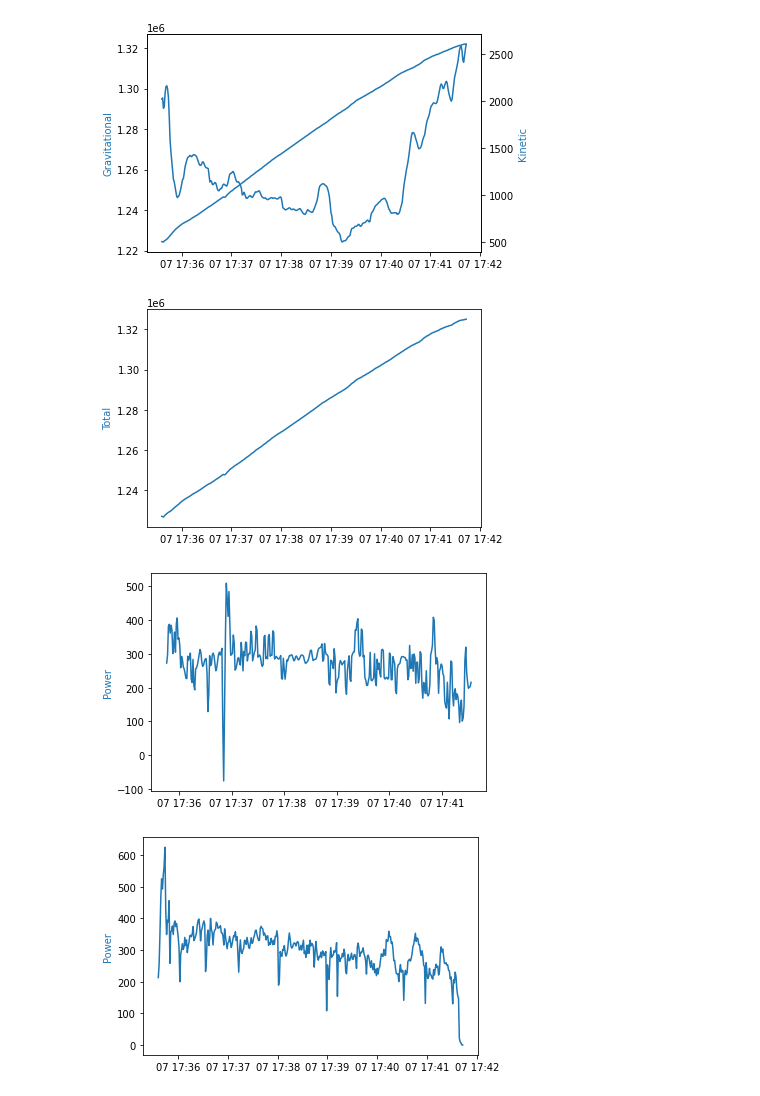
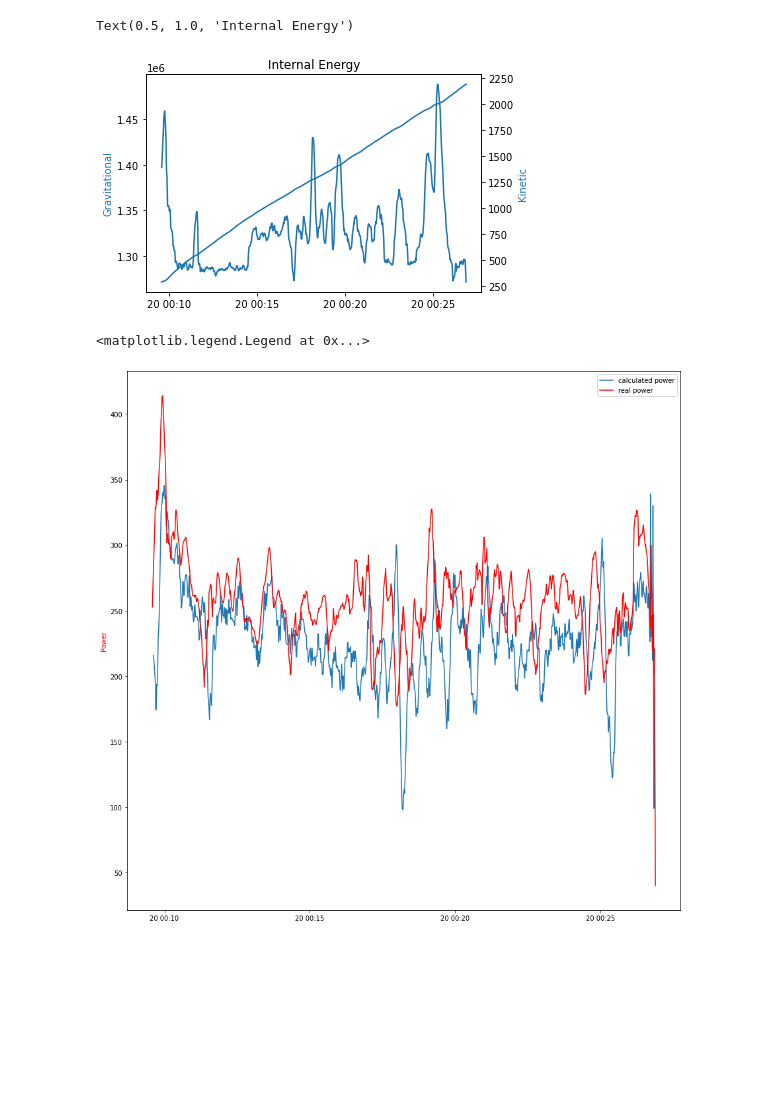
Before and after one commit to royceschultz/Cycling-Power-Calculator, a Jupyter notebook: ParseFIT.ipynb, the cells around one changed output. Saved outputs shown, nothing was run; the diff lists cells and outputs as text; code cells hidden in the pictures; blank space fills up the shorter version.

Commit message:
better simulates frictional forces. Power is accurate to 3% on NCAR segment

```diff
--- a/ParseFIT.ipynb
+++ b/ParseFIT.ipynb
@@ -51,9 +51,12 @@ def plotMap(records):
     plt.axis('equal')
     plt.title('Map')
 
-def plotAttr(records, attr, x_axis='timestamp', c='C0'):
+def plotAttr(records, attr, x_axis='timestamp', c='C0', rolling=None):
     x = getAxis(records, x_axis)
     y = getAxis(records, attr)
+    if rolling:
+        for i in range(len(y) - rolling):
+            y[i] = np.mean(y[i:i+rolling])
     plt.plot(x,y, c=c)
     label = plt.ylabel(attr.capitalize())
     label.set_color(c)
@@ -102,39 +105,50 @@ for record in segment:
     e = {
         'gravitational': mass * 9.8 * record['altitude'],
         'kinetic': 0.5 * mass * record['speed'] ** 2,
-        'air friction': record['speed'] ** 3, # missing proper coefficient of drag
-        'rolling friction': record['speed'], # missing coefficient of rolling resistance
+        'speed': record['speed'],
         'timestamp': record['timestamp'],
     }
-    e['total'] = e['gravitational'] + e['kinetic'] + e['air friction'] + e['rolling friction']
+    e['total'] = e['gravitational'] + e['kinetic']
     energy.append(e)
 # %%
 plotAttr(energy, 'gravitational')
 plt.twinx()
 plotAttr(energy, 'kinetic')
+plt.title('Internal Energy')
 # %% [output]
+Text(0.5, 1.0, 'Internal Energy')
-[figure, old version]
+[figure, new version]
-# %%
-plotAttr(energy, 'total')
-# %% [output]
-[figure, removed]
-# %%
-pad = 10
-power = []
-for i in range(pad, len(energy) - pad):
-    power.append({
-        'timestamp': energy[i]['timestamp'],
-        'power': (energy[i+1]['total'] - energy[i-1]['total']) / 2,
-    })
+# %%
+pad = 2
+power = []
+for i in range(pad, len(energy) - pad):
+    ## Forward approximation
+    #delta_energy = (energy[i+1]['total'] - energy[i]['total'])
+    ## First order approximation
+    # delta_energy = (energy[i+1]['total'] - energy[i-1]) / 2
+    # 4th order approximation
+    delta_energy = (-energy[i+2]['total'] + 8*energy[i+1]['total'] - 8*energy[i-1]['total'] + energy[i-2]['total']) / 12
+    # Air resistance
+    # F = .5 * density of air * velocity**2 * coeficcient of drag * frontal area
+    # Power = F * d / time = F * velocity
+    friction = .5 * 1.04 * .277 * energy[i]['speed']**3
+    # Rolling resistance
+    # F = Coefficient of rolling resistance * mass * gravity
+    # Power = F * velocity
+    friction += 0.0022 * mass * 9.8 * energy[i]['speed']
+    power.append({
+        'timestamp': energy[i]['timestamp'],
+        'power': delta_energy + friction,
+    })
 # %%
 # Still missing proper coefficients of friction in force calculations. Still, initial results aren't bad.
-plotAttr(power, 'power')
+plt.figure(figsize=(15,15))
+plotAttr(power, 'power', rolling=10)
+plotAttr(segment, 'power', c='r', rolling=10)
+plt.legend(['calculated power', 'real power'])
 # %% [output]
+<matplotlib.legend.Legend at 0x...>
-[figure, old version]
+[figure, new version]
-# %%
-plotAttr(segment, 'power')
-# %% [output]
-[figure, removed]
 # %%
 np.mean(getAxis(power, 'power'))
 # %% [output]
```
Also changed, not shown: parts of 7 cells of this notebook.
